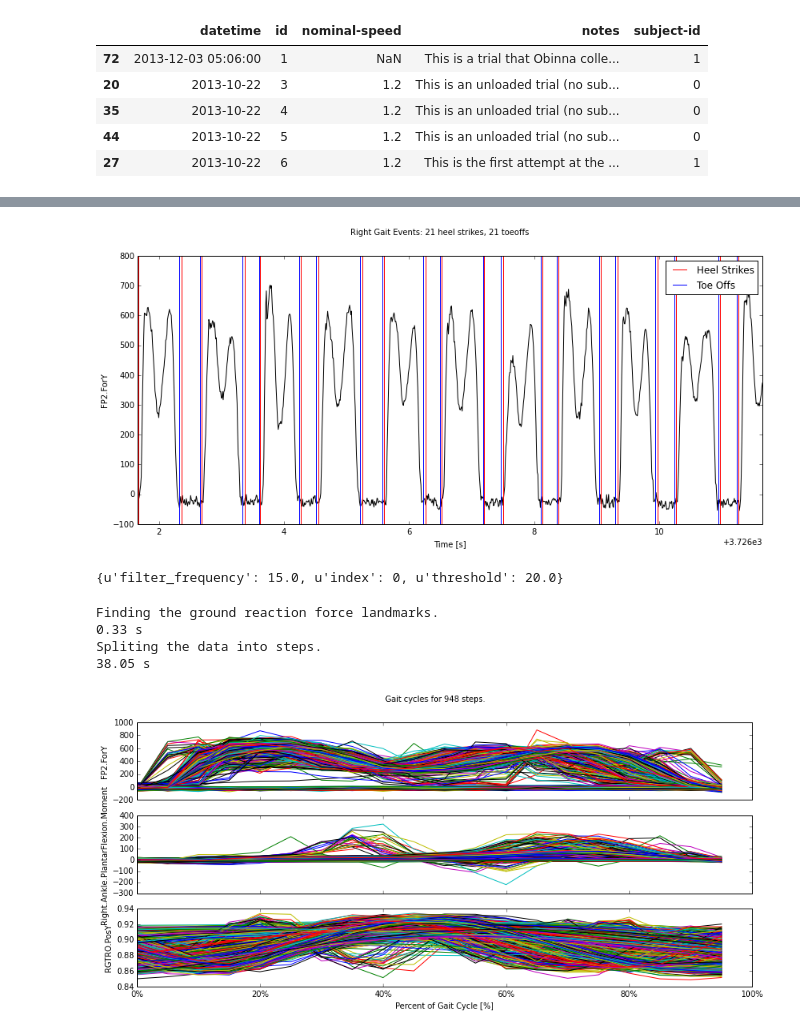
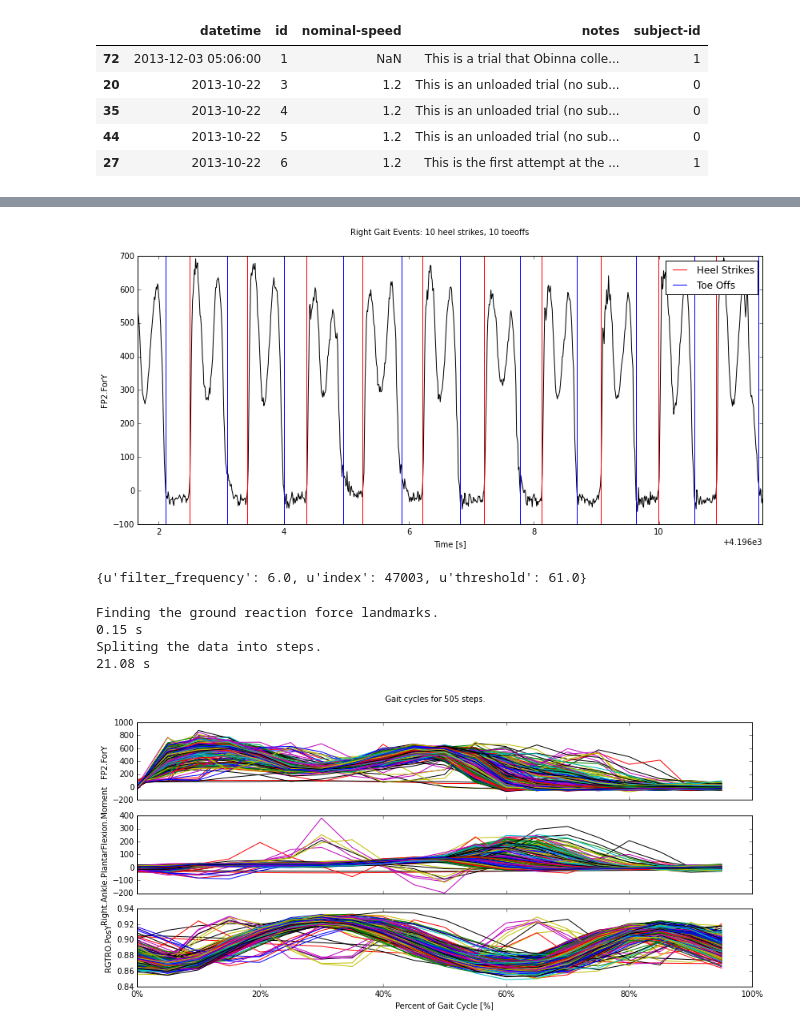
Before and after one commit to csu-hmc/gait-control-direct-id-paper, a Jupyter notebook: notebooks/interactive_grf_landmarks.ipynb, the cells around one changed output, grey strips where cells are left out. Cells and saved outputs as stored; diff of their text form; code cells hidden in the pictures.

```diff
--- a/notebooks/interactive_grf_landmarks.ipynb
+++ b/notebooks/interactive_grf_landmarks.ipynb
@@ -37,23 +39,23 @@ Loading pre-computed inverse dynamics.
 window = 1000
 last_index = len(walking_data.raw_data) - window
 # %%
-def plot_landmarks(filter_frequency=15.0, threshold=20.0, index=0):
+def plot_landmarks(filter_frequency=10.0, threshold=25.0, index=0):
     walking_data.grf_landmarks('FP2.ForY', 'FP1.ForY',
                                filter_frequency=filter_frequency, threshold=threshold)
     axes = walking_data.plot_landmarks(['FP2.ForY'], 'right', index=index, window=window)
 # %%
 figsize(14, 6)
 # %%
-w = interactive(plot_landmarks, filter_frequency=(0.0, 30.0, 1.0),
-                threshold=(0.0, 50.0, 1.0), index=(0, last_index, window))
+w = interactive(plot_landmarks, filter_frequency=(0.0, 50.0, 1.0),
+                threshold=(0.0, 70.0, 1.0), index=(0, last_index, window))
 w.msg_throttle = 0
 display(w)
 # %% [output]
-[figure, old version]
+[figure, new version]
 # %%
 w.kwargs
 # %% [output]
-{u'filter_frequency': 15.0, u'index': 0, u'threshold': 20.0}
+{u'filter_frequency': 6.0, u'index': 47003, u'threshold': 61.0}
 # %%
 steps, walking_data = utils.section_signals_into_steps(walking_data, walking_data_path,
                                                        force=True,
@@ -61,12 +63,12 @@ steps, walking_data = utils.section_signals_into_steps(walking_data, walking_dat
                                                        threshold=w.kwargs['threshold'])
 # %% [output]
 Finding the ground reaction force landmarks.
-0.33 s
+0.15 s
 Spliting the data into steps.
-38.05 s
+21.08 s
 # %%
 axes = walking_data.plot_steps('FP2.ForY', 'Right.Ankle.PlantarFlexion.Moment', 'RGTRO.PosY')
 # %% [output]
-[figure, old version]
+[figure, new version]
 # %%
 axes = walking_data.step_data['Number of Samples'].hist(bins=50)
```
Also changed, not shown: parts of 3 cells of this notebook, 9 other files.
